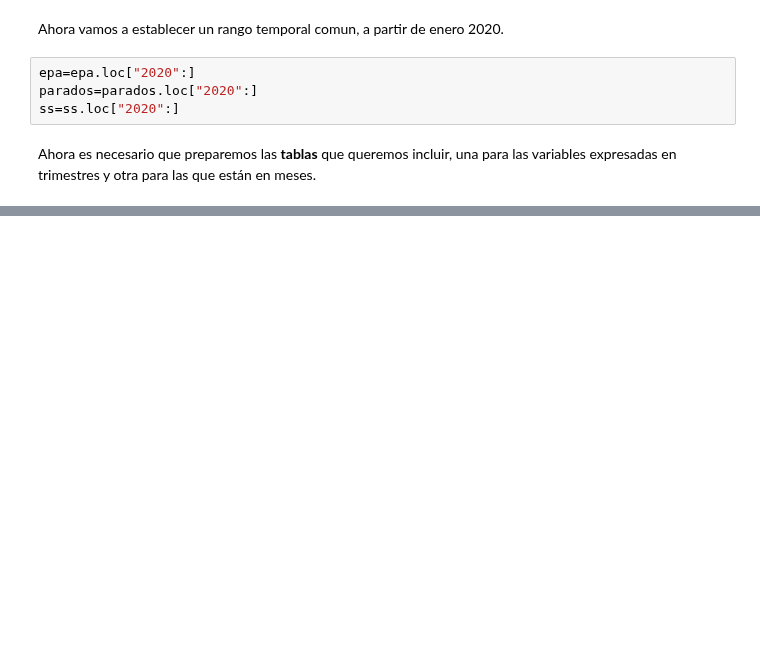
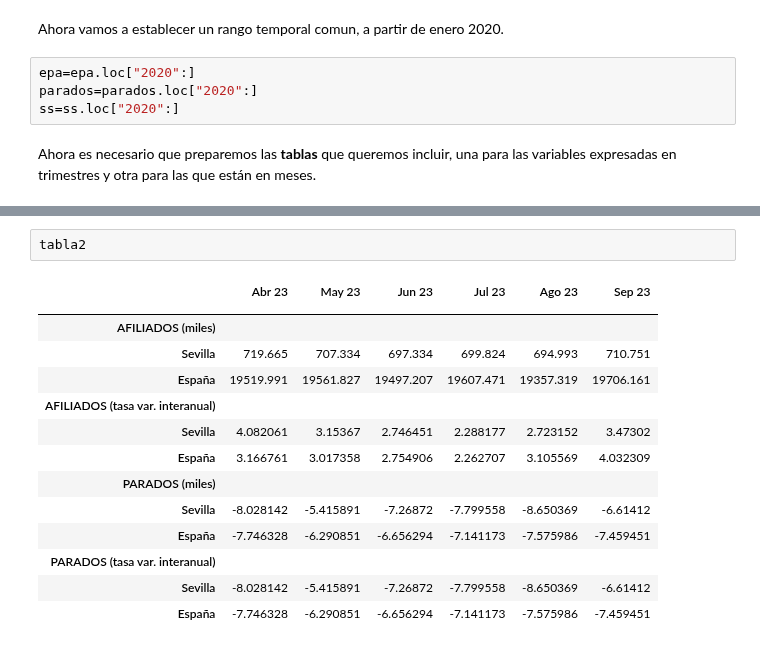
Before and after one commit to otoperalias/Coyuntura, a Jupyter notebook: clases/Tema2_IV.ipynb, the cells around one changed output, grey strips where cells are left out. Saved outputs shown, nothing was run; the diff lists cells and outputs as text; blank space fills up the shorter version.

```diff
--- a/clases/Tema2_IV.ipynb
+++ b/clases/Tema2_IV.ipynb
@@ -266,0 +237,17 @@ SyntaxError: ignored
+# %%
+tabla2
+# %% [output]
+|  | Abr 23 | May 23 | Jun 23 | Jul 23 | Ago 23 | Sep 23 |
+|  |  |  |  |  |  |  |
+| AFILIADOS (miles) |  |  |  |  |  |  |
+| Sevilla | 719.665 | 707.334 | 697.334 | 699.824 | 694.993 | 710.751 |
+| España | 19519.991 | 19561.827 | 19497.207 | 19607.471 | 19357.319 | 19706.161 |
+| AFILIADOS (tasa var. interanual) |  |  |  |  |  |  |
+| Sevilla | 4.082061 | 3.15367 | 2.746451 | 2.288177 | 2.723152 | 3.47302 |
+| España | 3.166761 | 3.017358 | 2.754906 | 2.262707 | 3.105569 | 4.032309 |
+| PARADOS (miles) |  |  |  |  |  |  |
+| Sevilla | -8.028142 | -5.415891 | -7.26872 | -7.799558 | -8.650369 | -6.61412 |
+| España | -7.746328 | -6.290851 | -6.656294 | -7.141173 | -7.575986 | -7.459451 |
+| PARADOS (tasa var. interanual) |  |  |  |  |  |  |
+| Sevilla | -8.028142 | -5.415891 | -7.26872 | -7.799558 | -8.650369 | -6.61412 |
+| España | -7.746328 | -6.290851 | -6.656294 | -7.141173 | -7.575986 | -7.459451 |
```
Also changed, not shown: parts of 13 cells of this notebook.
